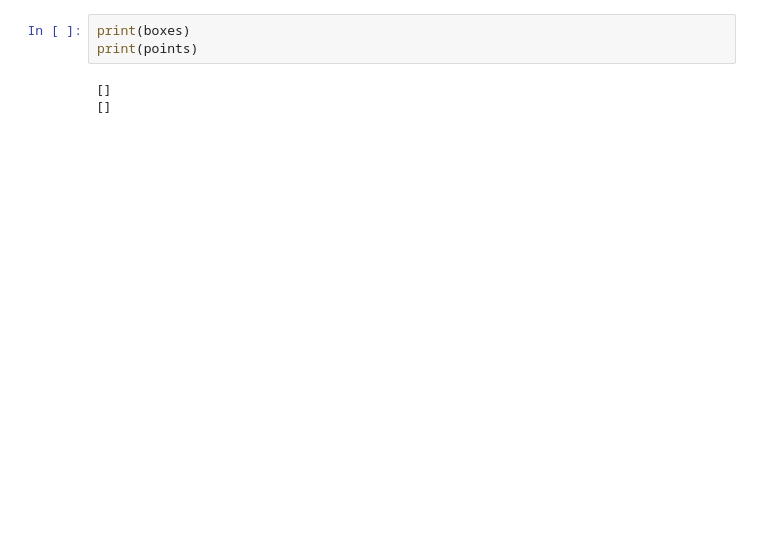
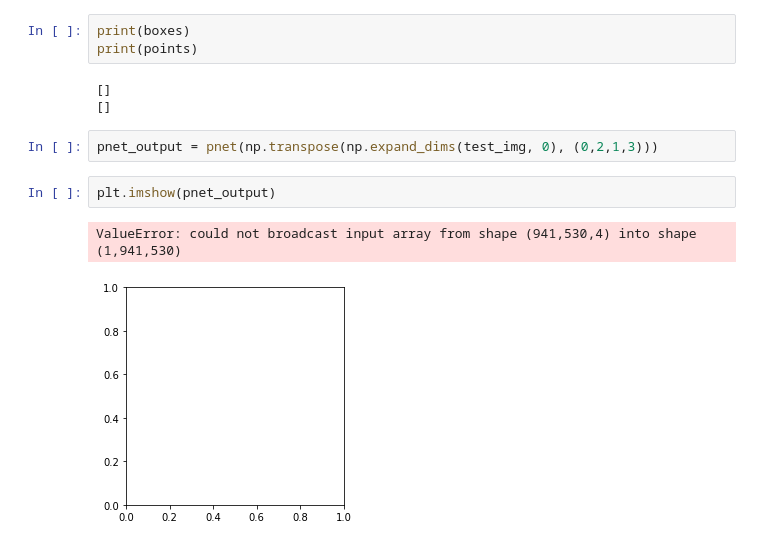
Before and after one commit to cjmcclellan/CS230DeepActor, a Jupyter notebook: notebooks/face_recognition.ipynb, the cells around one changed output. Cells and saved outputs as stored; diff of their text form; blank space fills up the shorter version.

Commit message:
Modify face recognition and adding some images and a new python file for me

```diff
--- a/notebooks/face_recognition.ipynb
+++ b/notebooks/face_recognition.ipynb
@@ -58,3 +77,10 @@ print(points)
 # %% [output]
 []
 []
+# %%
+pnet_output = pnet(np.transpose(np.expand_dims(test_img, 0), (0,2,1,3)))
+# %%
+plt.imshow(pnet_output)
+# %% [output]
+ValueError: could not broadcast input array from shape (941,530,4) into shape (1,941,530)
+[figure, added]
```
Also changed, not shown: parts of 4 cells of this notebook, 4 other files.
